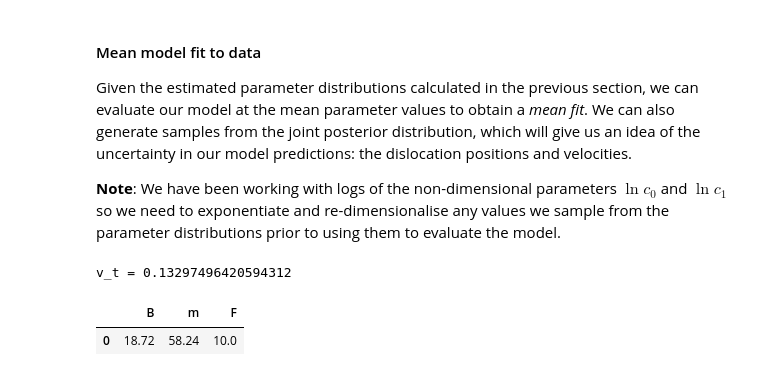
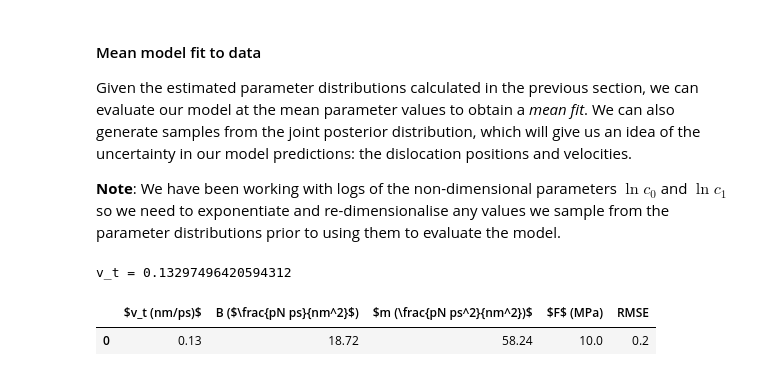
Before and after one commit to geraldineanis/DislocCode, a Jupyter notebook: de_mcmc/de_mc_analysis.ipynb, the cells around one changed output. Drawn from its saved outputs; the diff is of its cells as text; code cells hidden in the pictures.

```diff
--- a/de_mcmc/de_mc_analysis.ipynb
+++ b/de_mcmc/de_mc_analysis.ipynb
@@ -130,26 +130,29 @@ v_dim = np.gradient(x_mean_dim, 500*0.001)
 # %%
 # Applied stress and burgers vector
 sigma_xz = 10.0                        # MPa
 b = 0.352*np.sqrt(2)/2.0
 
 # Get terminal velocity v_t from mean fit
 v_t = v_fit[-1]                        # nm/ps
 print(f"v_t = {v_t}")
 
 # Calculate B, m, and F from mean values of fitted parameters
 # B = sigma*b/v_t
 B = sigma_xz*b/v_t
 # m = B/c0
 m = B/mean_params[0]
 # F = m*c1
 F = m*mean_params[1]
 # Convert F from pN/nm to MPa
 F_MPa = (F*(1e-12)*2*(1e18))/((1e6)*np.sqrt(2)*0.352)
 
+# Calculate RMSE
+rmse = np.sqrt((np.sum((x_fit - x_mean_dim)**2))/len(x_mean_dim))
+
 # Summarise parameter statistics
-df = pd.DataFrame({r"B ()": [round(B,2)], "m":[round(m,2)], "F (MPa)":[round(F_MPa,2)]})
+df = pd.DataFrame({r"$v_t (nm/ps)$": [round(v_t,2)] ,  r"B ($\frac{pN ps}{nm^2}$)": [round(B,2)], r"$m (\frac{pN ps^2}{nm^2})$":[round(m,2)], r"$F$ (MPa)":[round(F_MPa,2)], "RMSE": [round(rmse,3)]})
 df
 # %% [output]
 v_t = 0.13297496420594312
-|  | B | m | F |
-| 0 | 18.72 | 58.24 | 10.0 |
+|  | $v_t (nm/ps)$ | B ($\frac{pN ps}{nm^2}$) | $m (\frac{pN ps^2}{nm^2})$ | $F$ (MPa) | RMSE |
+| 0 | 0.13 | 18.72 | 58.24 | 10.0 | 0.2 |
```
Also changed, not shown: parts of 4 cells of this notebook.
